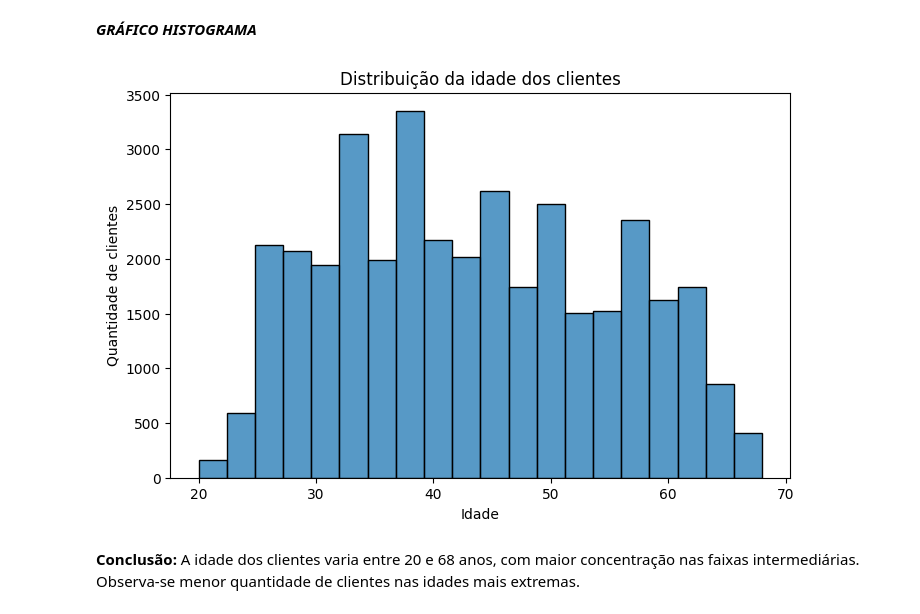
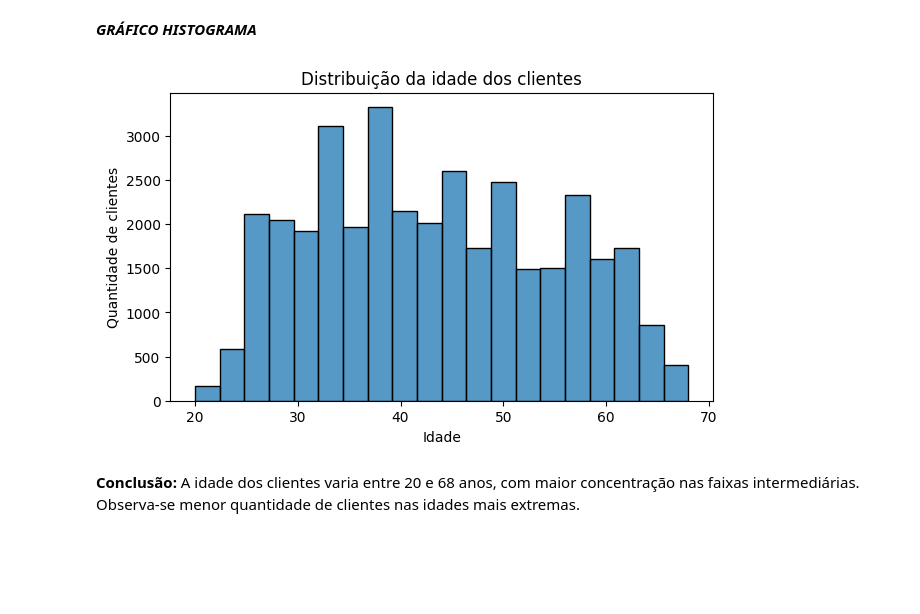
Before and after one commit to marciapaulasv-coder/TechChalenge, a Jupyter notebook: 01_eda.ipynb, the cells around one changed output. Saved outputs shown, nothing was run; the diff lists cells and outputs as text; code cells hidden in the pictures; blank space fills up the shorter version.

```diff
--- a/01_eda.ipynb
+++ b/01_eda.ipynb
@@ -413,21 +419,21 @@ dtype: float64
 # %% [markdown]
 ***GRÁFICO HISTOGRAMA***
 # %%
-plt.figure(figsize=(8, 5))
+plt.figure(figsize=(7, 4))
 
 sns.histplot(
     data=df,
     x='IDADE',
     bins=20
 )
 
 plt.title('Distribuição da idade dos clientes')
 plt.xlabel('Idade')
 plt.ylabel('Quantidade de clientes')
 
 plt.show()
 # %% [output]
-[figure, old version]
+[figure, new version]
 # %% [markdown]
 **Conclusão:** A idade dos clientes varia entre 20 e 68 anos, com maior concentração nas faixas intermediárias. Observa-se menor quantidade de clientes nas idades mais extremas.
 # %%
```
Also changed, not shown: parts of 61 cells of this notebook.
